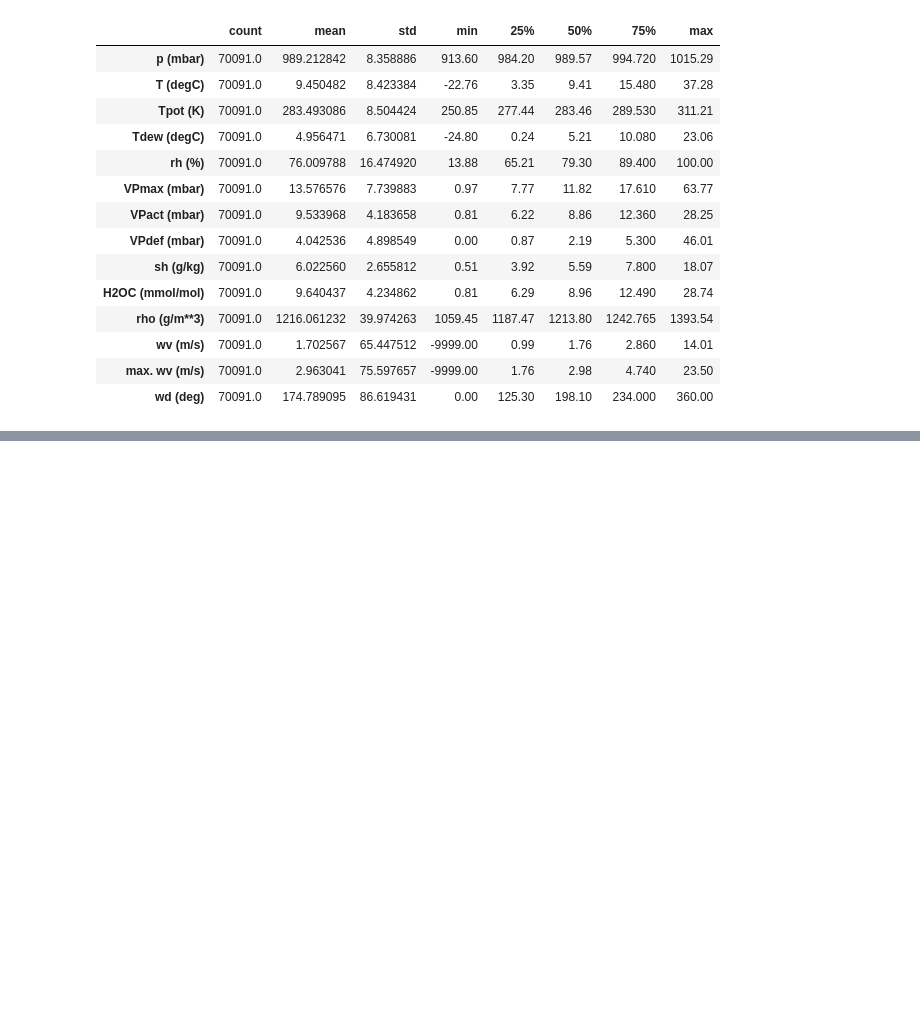
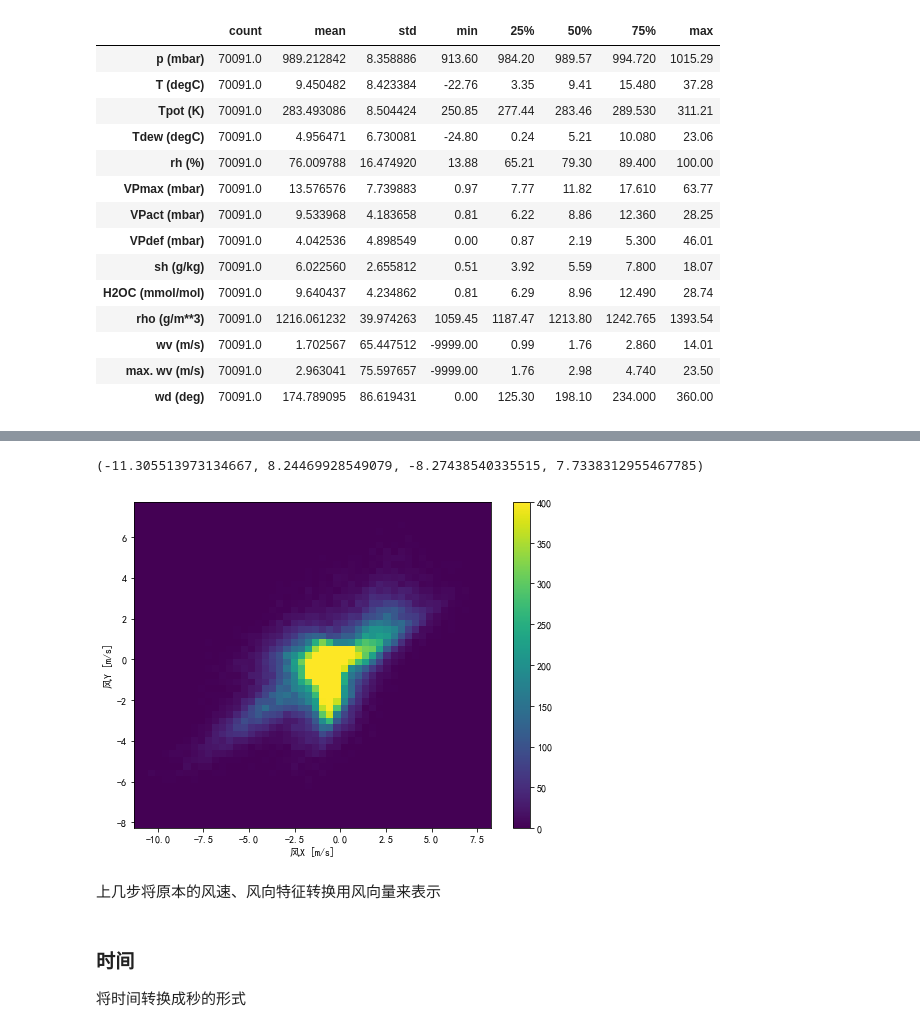
Before and after one commit to yaoxs1996/tensorflow_guide, a Jupyter notebook: structured_data/time_series.ipynb, the cells around one changed output, grey strips where cells are left out. Saved outputs shown, nothing was run; the diff lists cells and outputs as text; code cells hidden in the pictures; blank space fills up the shorter version.

```diff
--- a/structured_data/time_series.ipynb
+++ b/structured_data/time_series.ipynb
@@ -73,0 +100,27 @@ df.describe().transpose()
+# %%
+# 获得风向量
+wv = df.pop("wv (m/s)")     # pop方法弹出一列
+max_wv = df.pop("max. wv (m/s)")
+
+# 转换成弧度
+wd_rad = df.pop("wd (deg)") * np.pi / 180
+
+# 计算风的x和y成分
+df["Wx"] = wv * np.cos(wd_rad)
+df["Wy"] = wv * np.sin(wd_rad)
+# %%
+# 风向量更适合建模可解释
+plt.hist2d(df["Wx"], df["Wy"], bins=(50, 50), vmax=400)
+plt.colorbar()
+plt.xlabel("风X [m/s]")
+plt.ylabel("风Y [m/s]")
+ax = plt.gca()
+ax.axis("tight")
+# %% [output]
+(-11.305513973134667, 8.24469928549079, -8.27438540335515, 7.7338312955467785)
+[figure, added]
+# %% [markdown]
+上几步将原本的风速、风向特征转换用风向量来表示
+# %% [markdown]
+### 时间
+将时间转换成秒的形式
```
Also changed, not shown: parts of 13 cells of this notebook.
